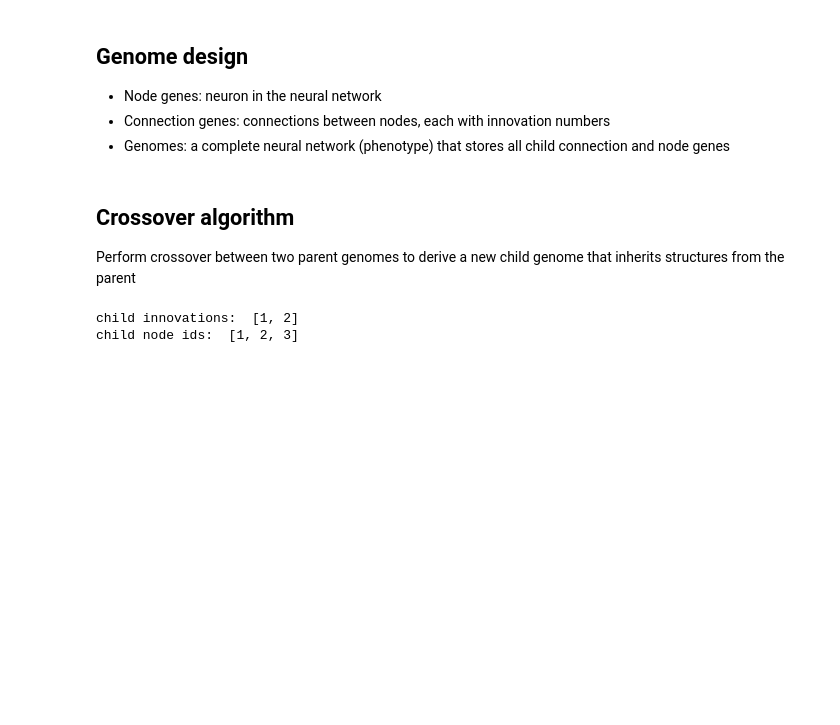
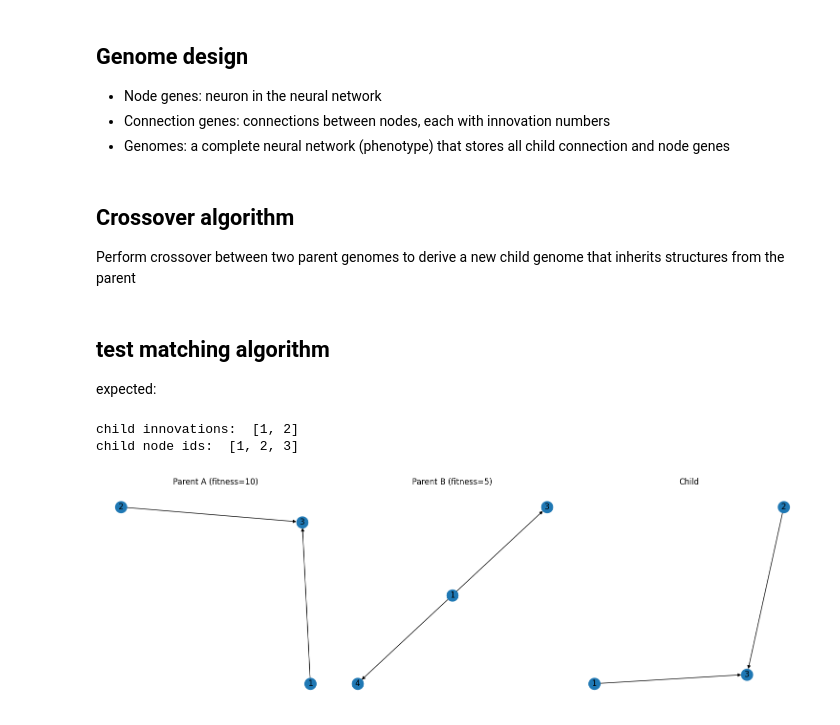
Before and after one commit to Jaslavie/NEAT-SIM, a Jupyter notebook: NEAT.ipynb, the cells around one changed output. Saved outputs shown, nothing was run; the diff lists cells and outputs as text; code cells hidden in the pictures; blank space fills up the shorter version.

Commit message:
added visualization and disjoint set example

```diff
--- a/NEAT.ipynb
+++ b/NEAT.ipynb
@@ -100,38 +102,75 @@ output: fitter parent genome
 """
 def find_fittest_parent(a, b):
     return a if a.fitness >= b.fitness else b
+
+"""
+generates a graph visualization of genome
+"""
+def visualize_genome(genome, ax=None):
+    G = nx.DiGraph()
+
+    # create edge for each enabled connection
+    for conn in genome.connections.values():
+        if conn.enabled:
+            G.add_edge(conn.input_node_id, conn.output_node_id)
+
+    # draw force directed graph
+    if ax is None:
+        nx.draw(G, with_labels=True, arrows=True)
+        plt.show()
+    else:
+        nx.draw(G, ax=ax, with_labels=True, arrows=True)
+# %% [markdown]
+## test matching algorithm
+expected:
 # %%
-# test matching algorithm
-
 # nodes
 node_1 = NodeGene(id=1, layer='input', activation='sigmoid', bias=0)
 node_2 = NodeGene(id=2, layer='input', activation='sigmoid', bias=0)
 node_3 = NodeGene(id=3, layer='hidden', activation='sigmoid', bias=0)
+node_4 = NodeGene(id=4, layer='output', activation='sigmoid', bias=0)
 
 # create connections for parent A
 conn_a1 = NodeConnection(id=1, output_node_id=3, input_node_id=1,
                         weight=0.5, enabled=True, innovation=1)
 conn_a2 = NodeConnection(id=2, output_node_id=3, input_node_id=2,
                         weight=0.5, enabled=True, innovation=2)
 
 # create connections for parent B
 conn_b1 = NodeConnection(id=1, output_node_id=3, input_node_id=1,
                         weight=0.5, enabled=True, innovation=1)
-conn_b3 = NodeConnection(id=3, output_node_id=3, input_node_id=2,
+conn_b3 = NodeConnection(id=3, output_node_id=4, input_node_id=1,
                         weight=0.5, enabled=True, innovation=3)
 
 # build genomes
 parent_a = Genome(nodes=[node_1, node_2, node_3],
                 connections=[conn_a1, conn_a2])
 parent_a.fitness = 10
 
 parent_b = Genome(nodes=[node_1, node_2, node_3],
                 connections=[conn_b1, conn_b3])
 parent_b.fitness = 5
 
+# create and print crossover
 child = crossover(parent_a, parent_b)
 print("child innovations: ", list(child.connections.keys()))
 print("child node ids: ", list(child.nodes.keys()))
+
+# plot
+fig, axes = plt.subplots(1, 3, figsize=(15, 5))  # 1 row, 3 columns
+
+visualize_genome(parent_a, ax=axes[0])
+axes[0].set_title("Parent A (fitness=10)")
+
+visualize_genome(parent_b, ax=axes[1])
+axes[1].set_title("Parent B (fitness=5)")
+
+visualize_genome(child, ax=axes[2])
+axes[2].set_title("Child")
+
+plt.tight_layout()
+plt.show()
 # %% [output]
 child innovations:  [1, 2]
 child node ids:  [1, 2, 3]
+[figure, added]
```
Also changed, not shown: parts of 1 cell of this notebook.
